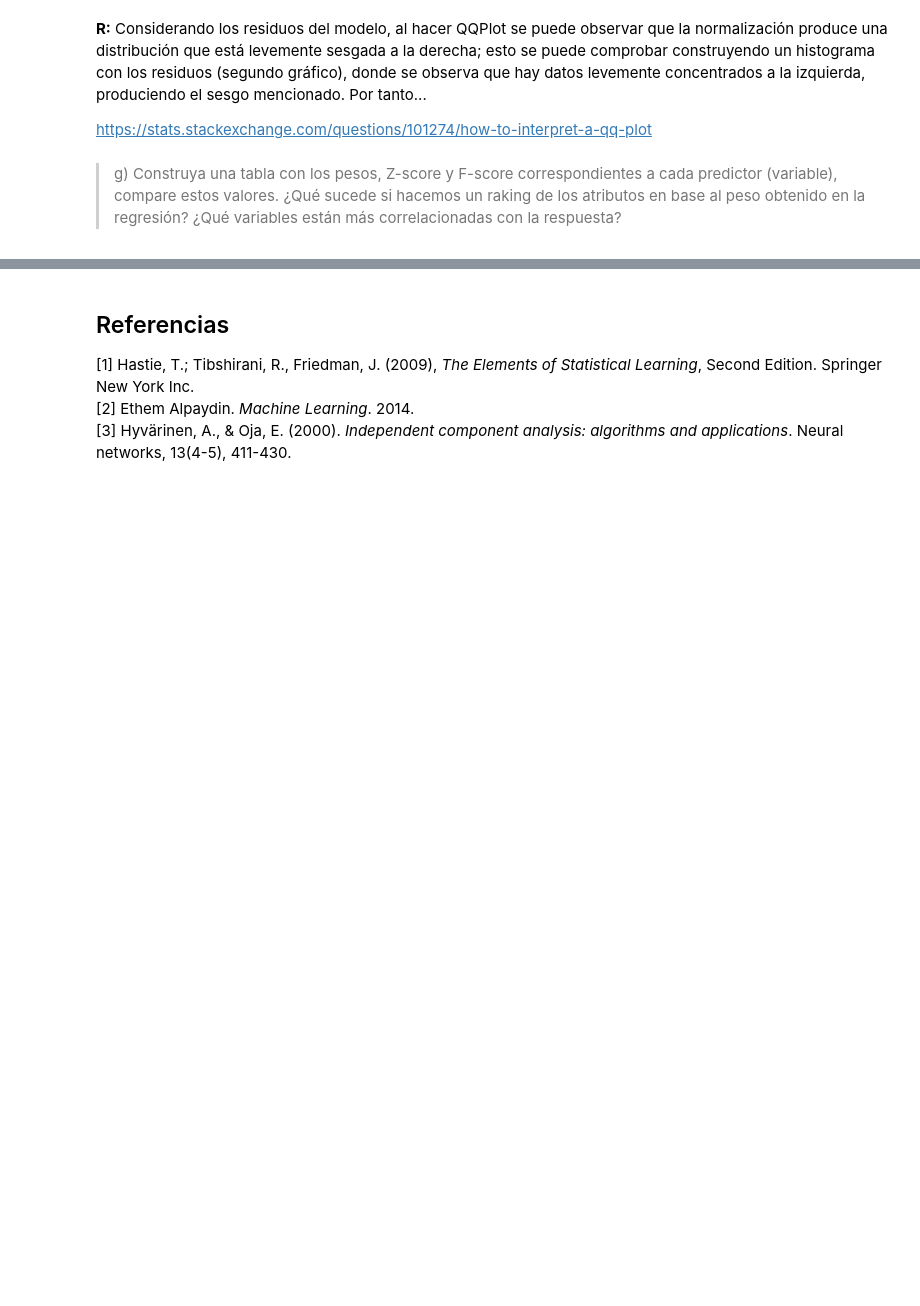
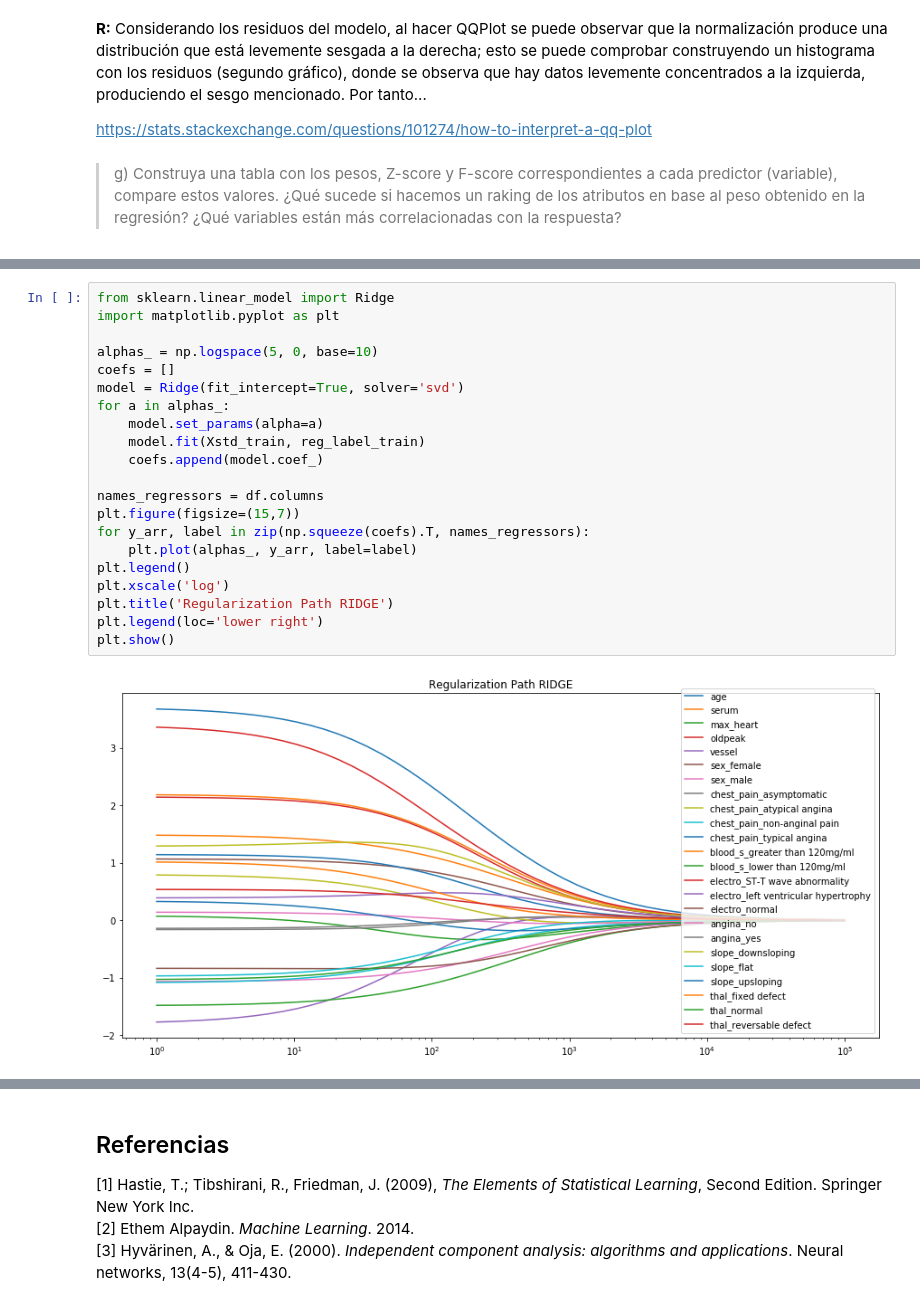
Before and after one commit to Sebaatd/MachineLearning-T1, a Jupyter notebook: Enunciado.ipynb, the cells around one changed output, grey strips where cells are left out. Saved outputs shown, nothing was run; the diff lists cells and outputs as text; blank space fills up the shorter version.

```diff
--- a/Enunciado.ipynb
+++ b/Enunciado.ipynb
@@ -406,0 +308,23 @@ from sklearn.decomposition import FastICA
+# %%
+from sklearn.linear_model import Ridge
+import matplotlib.pyplot as plt
+
+alphas_ = np.logspace(5, 0, base=10)
+coefs = []
+model = Ridge(fit_intercept=True, solver='svd')
+for a in alphas_:
+    model.set_params(alpha=a)
+    model.fit(Xstd_train, reg_label_train)
+    coefs.append(model.coef_)
+
+names_regressors = df.columns
+plt.figure(figsize=(15,7))
+for y_arr, label in zip(np.squeeze(coefs).T, names_regressors):
+    plt.plot(alphas_, y_arr, label=label)
+plt.legend()
+plt.xscale('log')
+plt.title('Regularization Path RIDGE')
+plt.legend(loc='lower right')
+plt.show()
+# %% [output]
+[figure, added]
```
Also changed, not shown: parts of 25 cells of this notebook.
